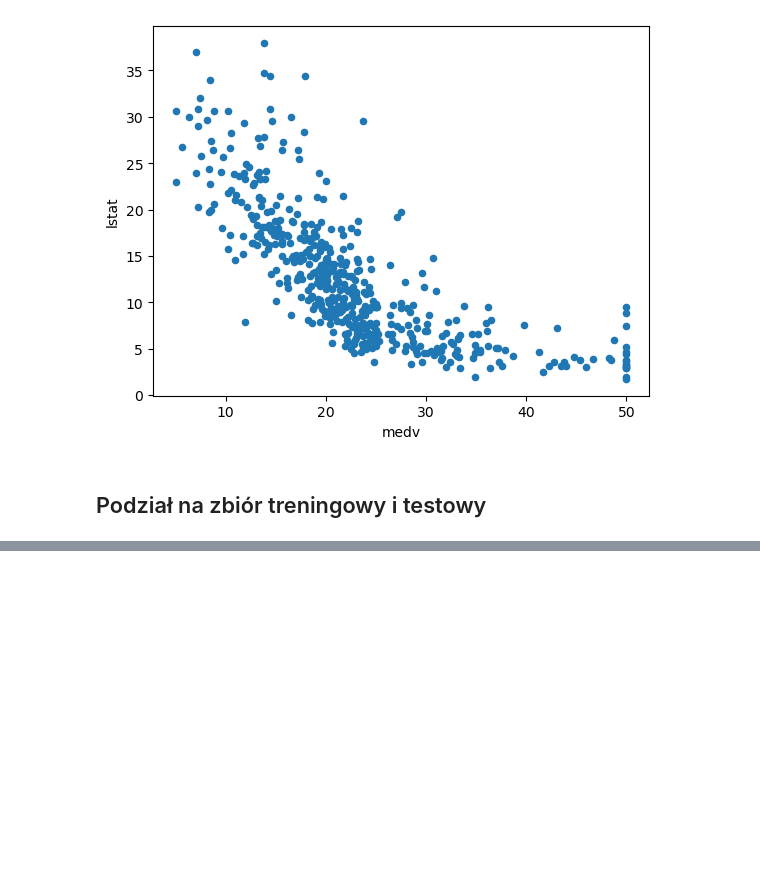
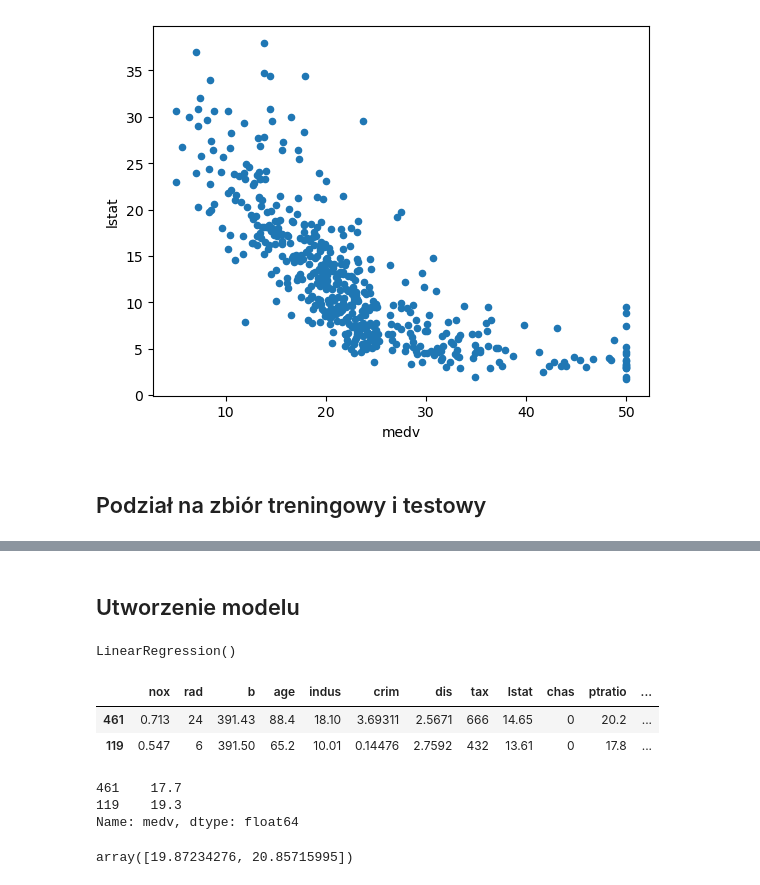
Before and after one commit to olaf-kucharski/Boston-Housing-Linear-Regression, a Jupyter notebook: Zadanie_1.ipynb, the cells around one changed output, grey strips where cells are left out. Drawn from its saved outputs; the diff is of its cells as text; code cells hidden in the pictures; blank space fills up the shorter version.

```diff
--- a/Zadanie_1.ipynb
+++ b/Zadanie_1.ipynb
@@ -172,0 +171,2 @@ Name: medv, dtype: float64
+# %% [markdown]
+## Utworzenie modelu
@@ -172,0 +177,23 @@ Name: medv, dtype: float64
+# %%
+lin_reg.fit(X_train, y_train)
+# %% [output]
+LinearRegression()
+# %%
+x = X_test.iloc[1:3]
+y = y_test.iloc[1:3]
+# %%
+x
+# %% [output]
+|  | nox | rad | b | age | indus | crim | dis | tax | lstat | chas | ptratio | ... |
+| 461 | 0.713 | 24 | 391.43 | 88.4 | 18.10 | 3.69311 | 2.5671 | 666 | 14.65 | 0 | 20.2 | ... |
+| 119 | 0.547 | 6 | 391.50 | 65.2 | 10.01 | 0.14476 | 2.7592 | 432 | 13.61 | 0 | 17.8 | ... |
+# %%
+y
+# %% [output]
+461    17.7
+119    19.3
+Name: medv, dtype: float64
+# %%
+lin_reg.predict(x)
+# %% [output]
+array([19.87234276, 20.85715995])
```
Also changed, not shown: parts of 39 cells of this notebook.
